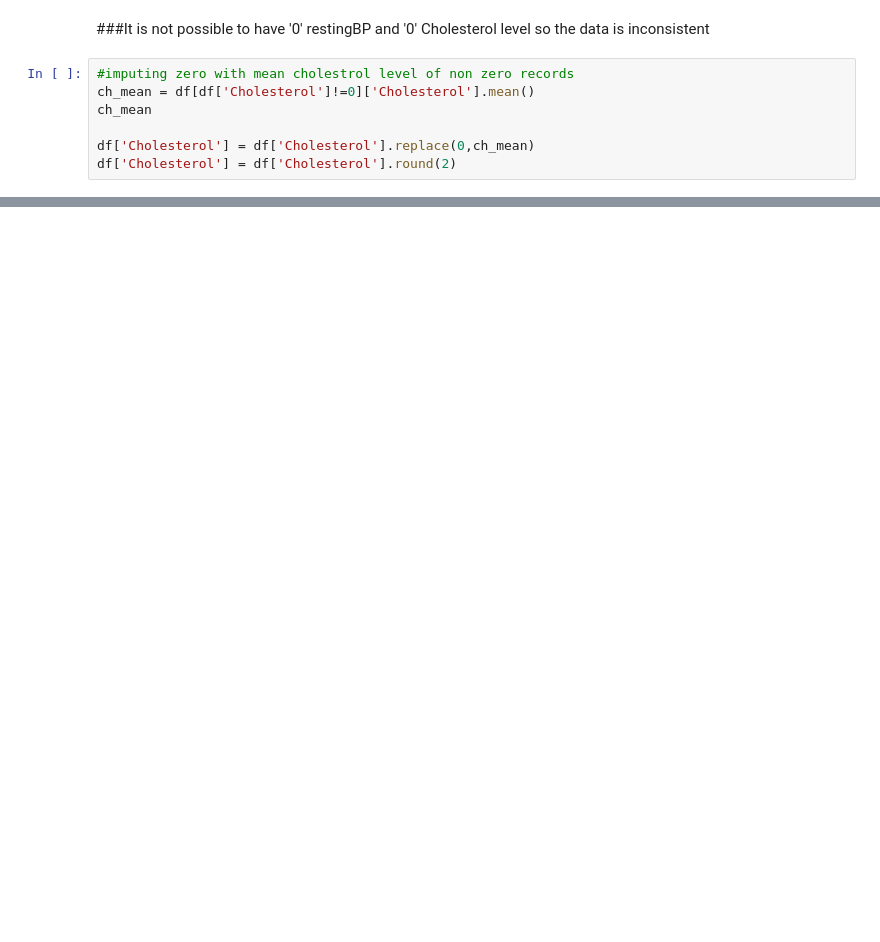
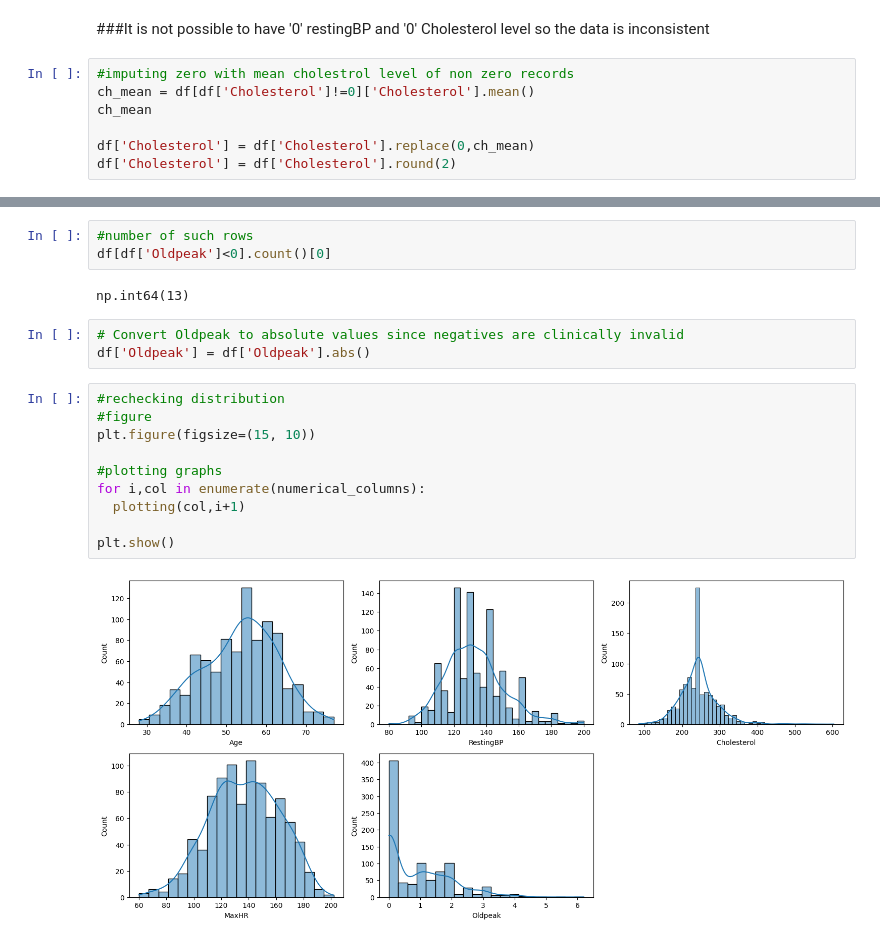
Before and after one commit to anujott-codes/heart-disease-prediction, a Jupyter notebook: heart_disease.ipynb, the cells around one changed output, grey strips where cells are left out. Saved outputs shown, nothing was run; the diff lists cells and outputs as text; blank space fills up the shorter version.

```diff
--- a/heart_disease.ipynb
+++ b/heart_disease.ipynb
@@ -139,0 +177,20 @@ df['RestingBP'] = df['RestingBP'].round(2)
+# %%
+#number of such rows
+df[df['Oldpeak']<0].count()[0]
+# %% [output]
+np.int64(13)
+# %%
+# Convert Oldpeak to absolute values since negatives are clinically invalid
+df['Oldpeak'] = df['Oldpeak'].abs()
+# %%
+#rechecking distribution
+#figure
+plt.figure(figsize=(15, 10))
+
+#plotting graphs
+for i,col in enumerate(numerical_columns):
+  plotting(col,i+1)
+
+plt.show()
+# %% [output]
+[figure, added]
```
Also changed, not shown: parts of 25 cells of this notebook.
